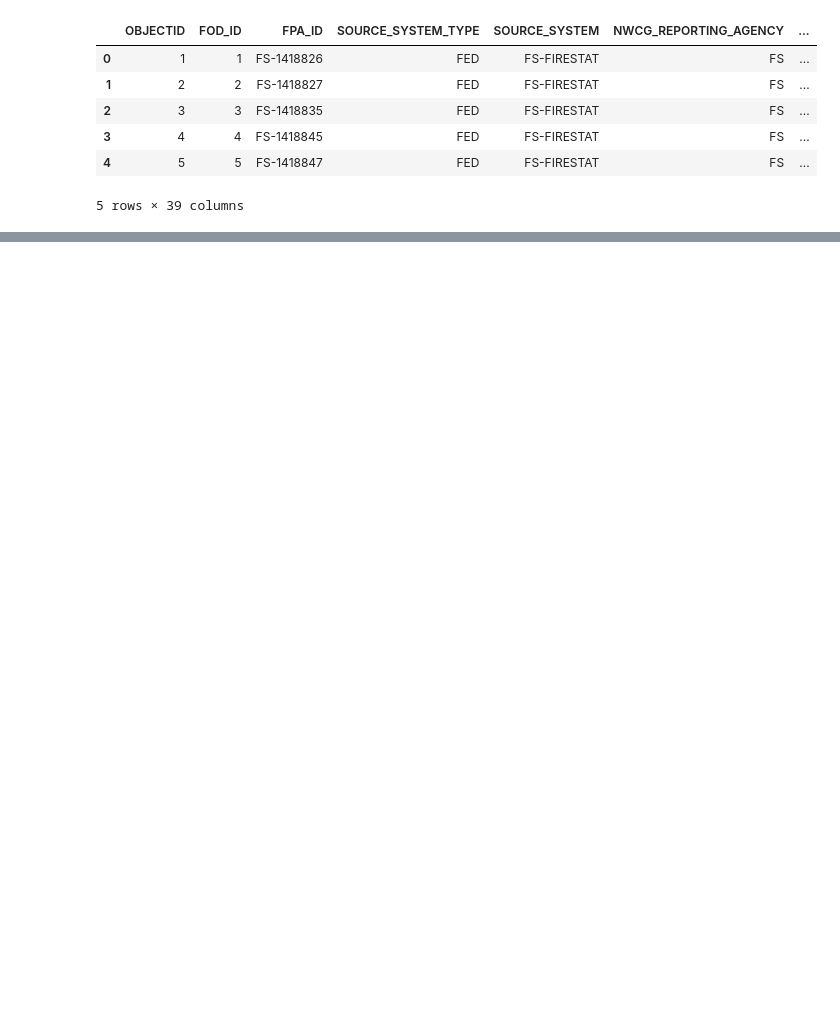
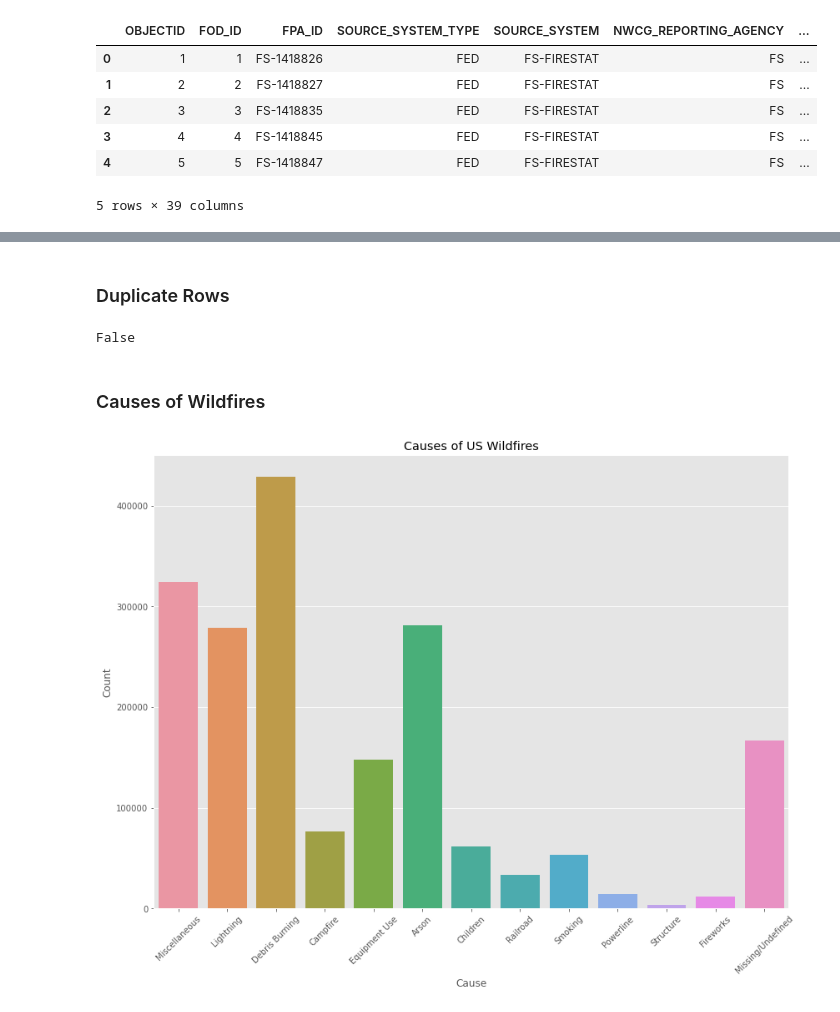
Before and after one commit to RobinsonCW/USWildfireAnalysis, a Jupyter notebook: src/exploratory_data_analysis/chance/python/Exploratory_Data_Analysis.ipynb, the cells around one changed output, grey strips where cells are left out. Saved outputs shown, nothing was run; the diff lists cells and outputs as text; code cells hidden in the pictures; blank space fills up the shorter version.

Commit message:
add cause chart

```diff
--- a/src/exploratory_data_analysis/chance/python/Exploratory_Data_Analysis.ipynb
+++ b/src/exploratory_data_analysis/chance/python/Exploratory_Data_Analysis.ipynb
@@ -66,0 +66,2 @@ df_fires.head()
+# %%
+df_fires.set_index("OBJECTID", inplace=True)
@@ -67,2 +94,28 @@ df_fires.head()
+# %% [markdown]
+### Duplicate Rows
+# %%
+df_fires.duplicated().any()
+# %% [output]
+False
+# %%
+plt.style.use('ggplot')
+# %% [markdown]
+### Causes of Wildfires
+# %%
+fig_0 = plt.figure(1, figsize=(30, 10))
+
+chart_1 = fig_0.add_subplot(121)
+# chart_2 = fig_0.add_subplot(122)
+
+sns.countplot(x="STAT_CAUSE_DESCR", data=df_fires, ax=chart_1)
+# chart_1.legend(bbox_to_anchor=(1,1), title='CVD')
+chart_1.set_title('Causes of US Wildfires')
+chart_1.set_xlabel('Cause')
+chart_1.set_ylabel('Count')
+chart_1.set_xticklabels(chart_1.get_xticklabels(), rotation=45)
+
+plt.show()
+# %% [output]
+[figure, added]
 # %%
 # df_fires.head().to_csv("../../../../data/FPA_FOD_20170508_SAMPLE.CSV", index=False)
```
Also changed, not shown: parts of 10 cells of this notebook.
